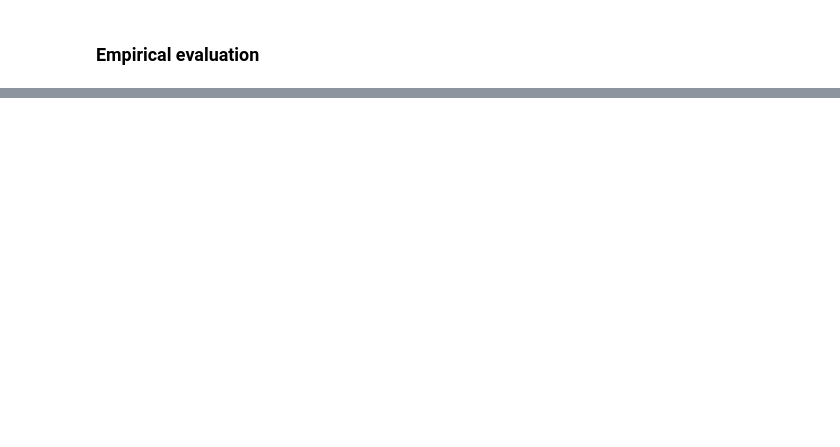
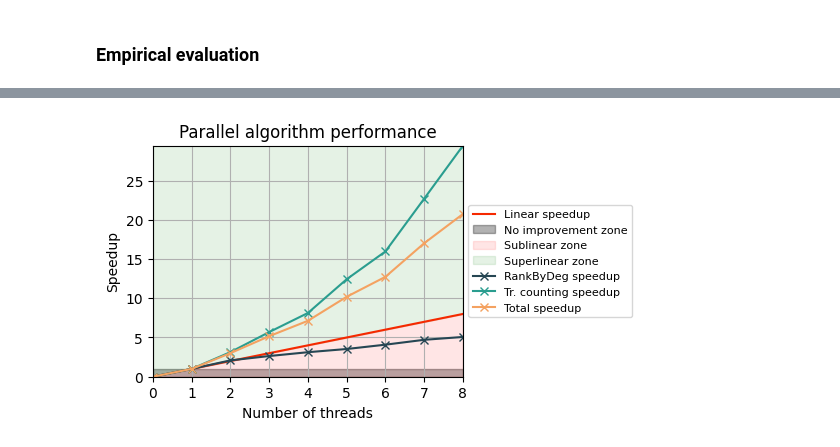
Before and after one commit to MrCosta57/lwmd_projects, a Jupyter notebook: graphical_eval.ipynb, the cells around one changed output, grey strips where cells are left out. Saved outputs shown, nothing was run; the diff lists cells and outputs as text; code cells hidden in the pictures; blank space fills up the shorter version.

```diff
--- a/graphical_eval.ipynb
+++ b/graphical_eval.ipynb
@@ -141,0 +188,3 @@ Name: 7, dtype: float64
+# %%
+df_dense=df_dense.groupby("num_threads").mean().reset_index()
+compute_speedup(df_dense)
@@ -141,0 +203,4 @@ Name: 7, dtype: float64
+# %%
+plot_alg(df_dense)
+# %% [output]
+[figure, added]
```
Also changed, not shown: parts of 20 cells of this notebook, 10 other files.
